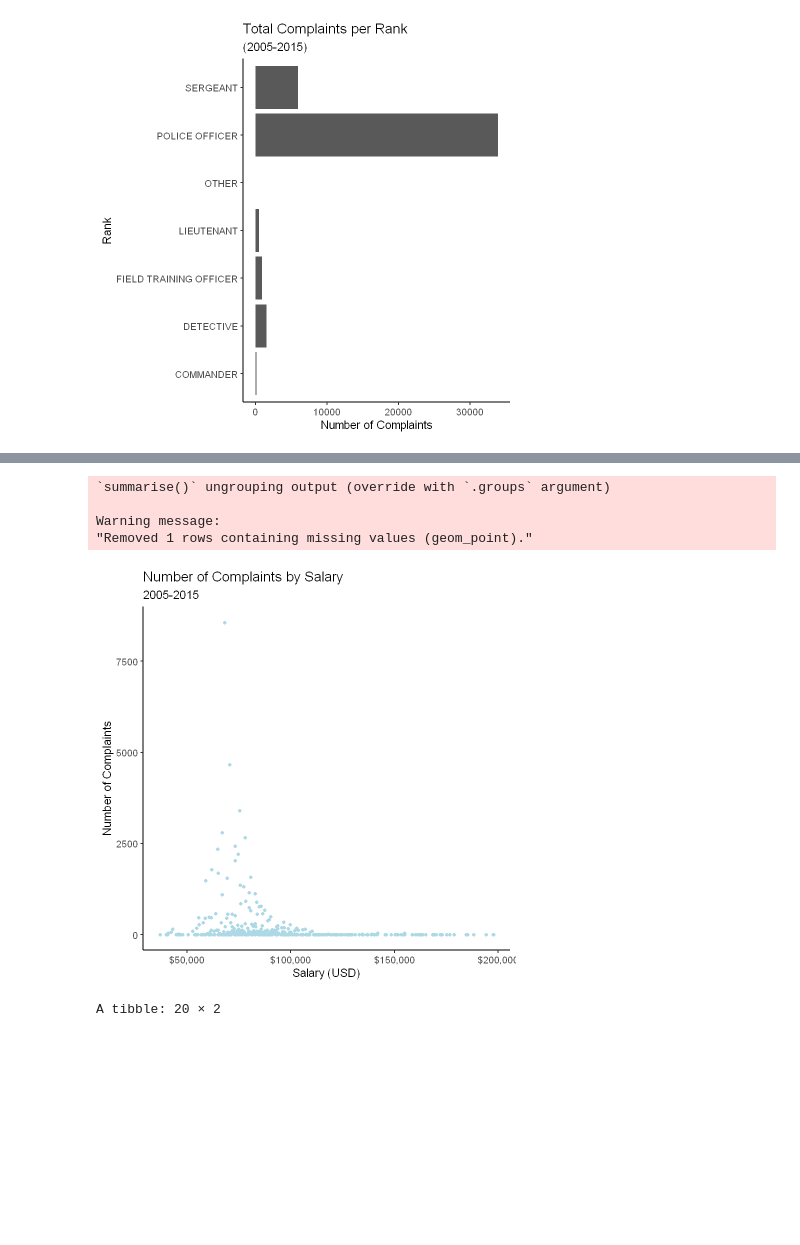
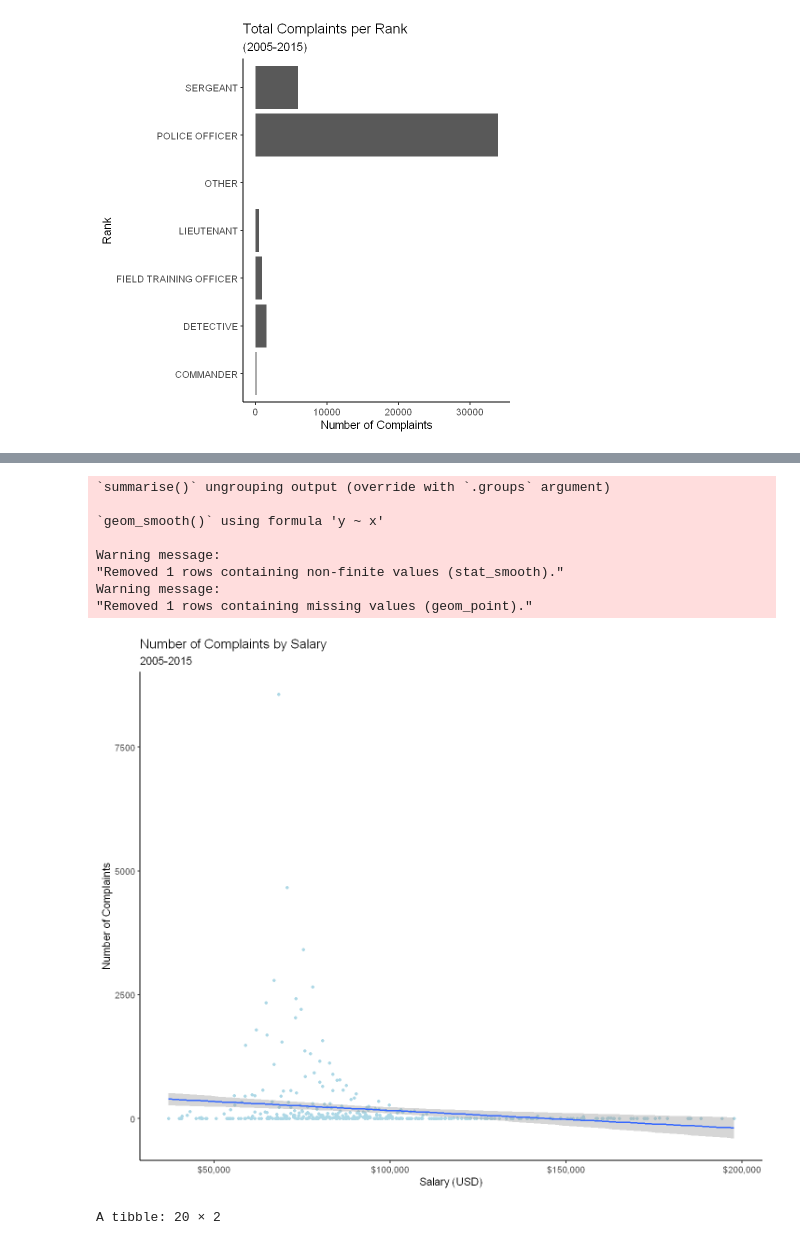
Before and after one commit to micahkwok/Group15, a Jupyter notebook: eda/EDA.ipynb, the cells around one changed output, grey strips where cells are left out. Saved outputs shown, nothing was run; the diff lists cells and outputs as text; code cells hidden in the pictures; blank space fills up the shorter version.

```diff
--- a/eda/EDA.ipynb
+++ b/eda/EDA.ipynb
@@ -449,19 +427,24 @@ A tibble: 7 × 2
 # %%
 # complaints per salary
 complaints_per_salary <- df_merged %>%
     group_by(salary) %>%
     summarize(num_complaints = sum(!is.na(cr_id)))
 
 ggplot(complaints_per_salary, aes(x = salary, y = num_complaints)) +
         geom_point(color="lightblue") +
         scale_x_continuous(labels = scales::label_dollar()) +
-        labs(title = "Number of Complaints by Salary", subtitle = "2005-2015", x = "Salary (USD)", y = "Number of Complaints")
+        labs(title = "Number of Complaints by Salary", subtitle = "2005-2015", x = "Salary (USD)", y = "Number of Complaints") +
+        geom_smooth(method=lm)
 # %% [output]
 `summarise()` ungrouping output (override with `.groups` argument)
 
+`geom_smooth()` using formula 'y ~ x'
+
+Warning message:
+"Removed 1 rows containing non-finite values (stat_smooth)."
 Warning message:
 "Removed 1 rows containing missing values (geom_point)."
-[figure, old version]
+[figure, new version]
 # %%
 # look at dataframe, order by number of complaints.
 # will have to investigate the NA salary group
```
Also changed, not shown: parts of 5 cells of this notebook.
